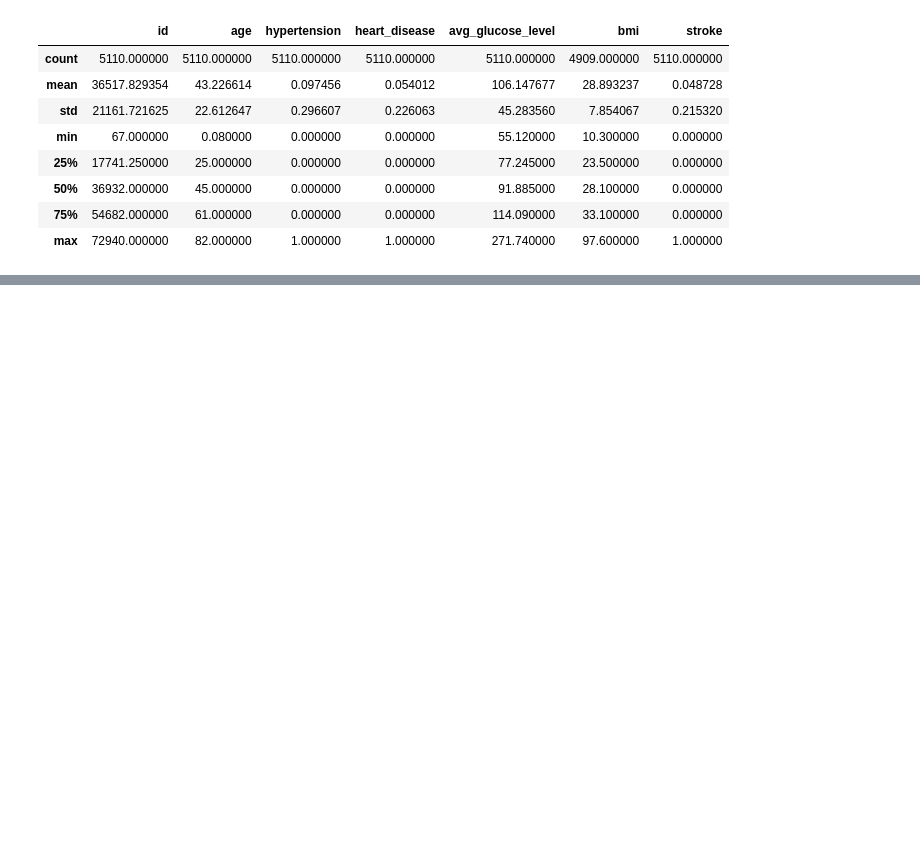
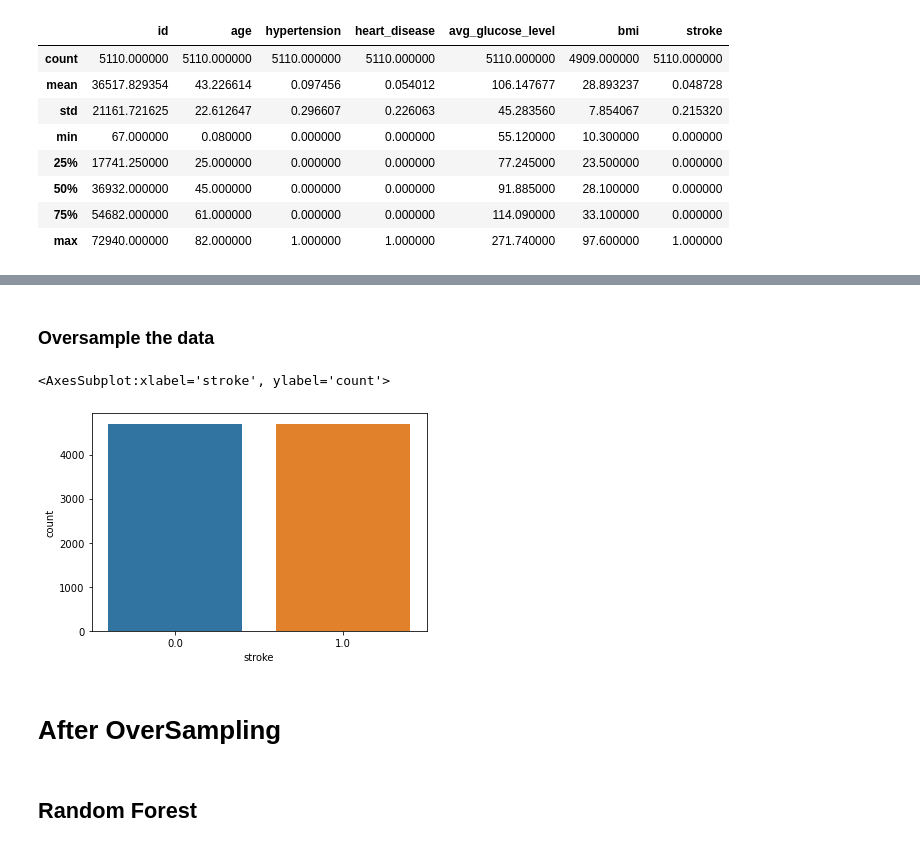
Before and after one commit to Rishy20/ML_Assignment2_IT19155944_IT19170244_IT19140544_IT19168500, a Jupyter notebook: ML Assignment 2.ipynb, the cells around one changed output, grey strips where cells are left out. Saved outputs shown, nothing was run; the diff lists cells and outputs as text; code cells hidden in the pictures; blank space fills up the shorter version.

```diff
--- a/ML Assignment 2.ipynb
+++ b/ML Assignment 2.ipynb
@@ -47,0 +243,3 @@ df.describe()
+# %%
+y = df["stroke"]
+x = df.drop(["stroke"],axis=1)
@@ -47,0 +249,5 @@ df.describe()
+# %%
+#Scaling data
+scaler = StandardScaler()
+x = scaler.fit_transform(x)
+x
@@ -47,0 +428,11 @@ df.describe()
+# %% [markdown]
+### Oversample the data
+# %%
+# Oversample data to fix the data imbalance
+x, y = SMOTE().fit_resample(x, y)
+
+# Inspect data balance
+sns.countplot(x=y, data=df)
+# %% [output]
+<AxesSubplot:xlabel='stroke', ylabel='count'>
+[figure, added]
@@ -47,0 +442,2 @@ df.describe()
+# %% [markdown]
+# After OverSampling
@@ -47,0 +447,2 @@ df.describe()
+# %% [markdown]
+## Random Forest
```
Also changed, not shown: parts of 51 cells of this notebook.
